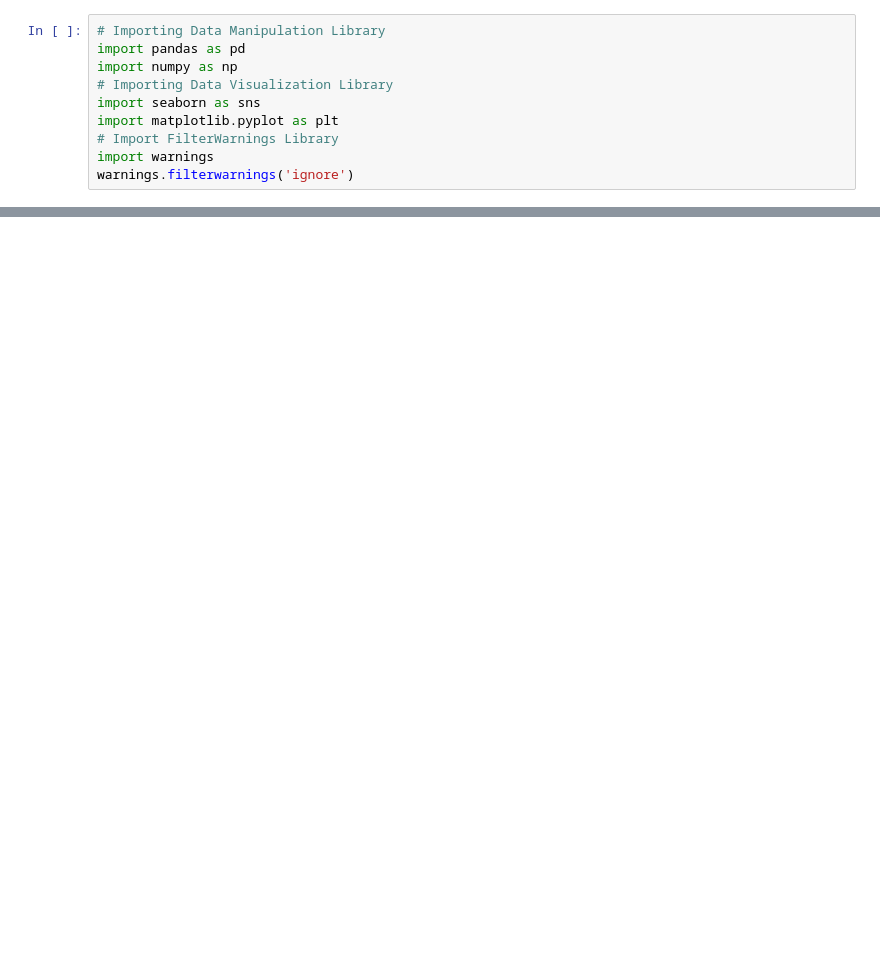
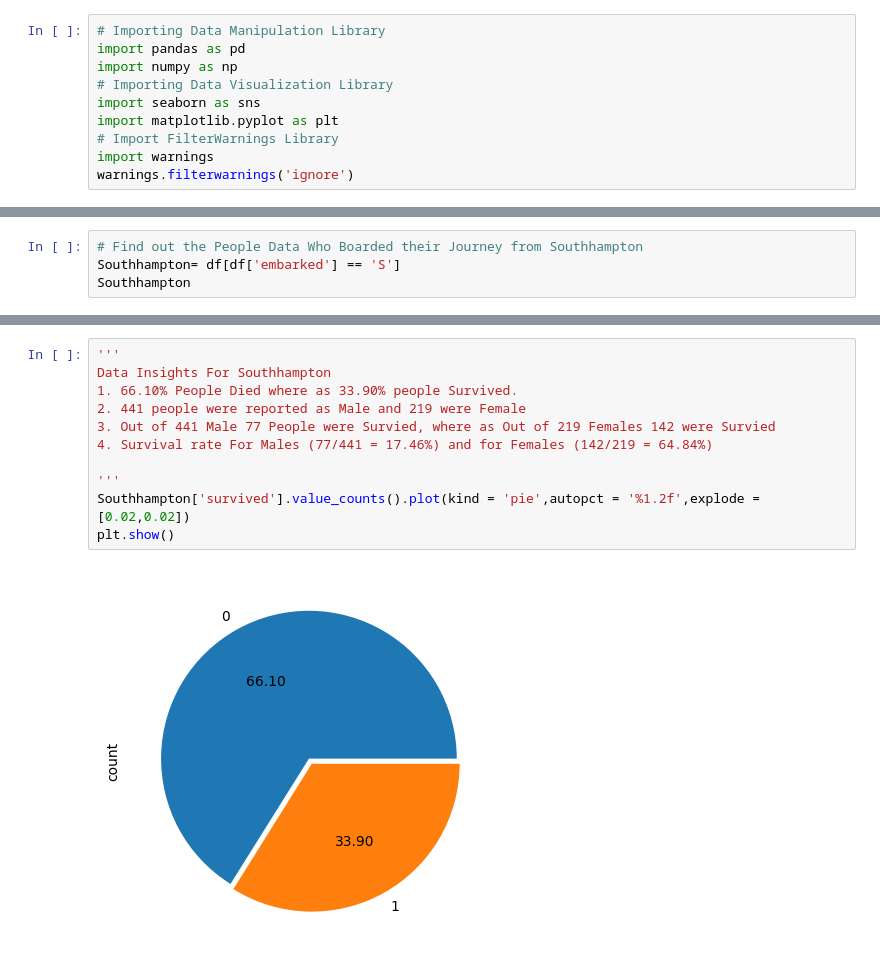
Before and after one commit to NikhilJ2712/Data-Science, a Jupyter notebook: Case_Study_01_Titanic_EDA.ipynb, the cells around one changed output, grey strips where cells are left out. Cells and saved outputs as stored; diff of their text form; blank space fills up the shorter version.

```diff
--- a/Case_Study_01_Titanic_EDA.ipynb
+++ b/Case_Study_01_Titanic_EDA.ipynb
@@ -33,0 +163,4 @@ df.sample(frac = 1)
+# %%
+# Find out the People Data Who Boarded their Journey from Southhampton
+Southhampton= df[df['embarked'] == 'S']
+Southhampton
@@ -33,0 +197,13 @@ df.sample(frac = 1)
+# %%
+'''
+Data Insights For Southhampton
+1. 66.10% People Died where as 33.90% people Survived.
+2. 441 people were reported as Male and 219 were Female
+3. Out of 441 Male 77 People were Survied, where as Out of 219 Females 142 were Survied
+4. Survival rate For Males (77/441 = 17.46%) and for Females (142/219 = 64.84%)
+
+'''
+Southhampton['survived'].value_counts().plot(kind = 'pie',autopct = '%1.2f',explode = [0.02,0.02])
+plt.show()
+# %% [output]
+[figure, added]
```
Also changed, not shown: parts of 24 cells of this notebook.
